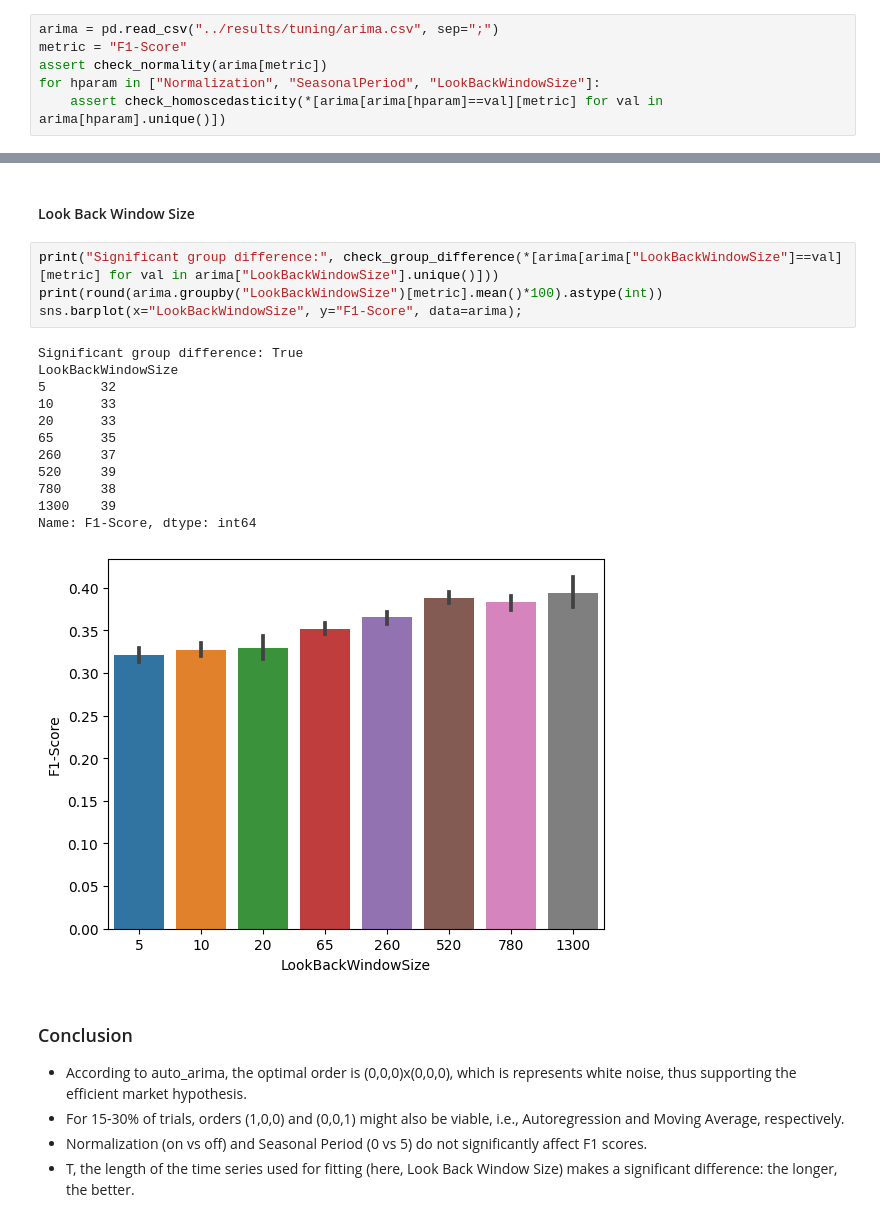
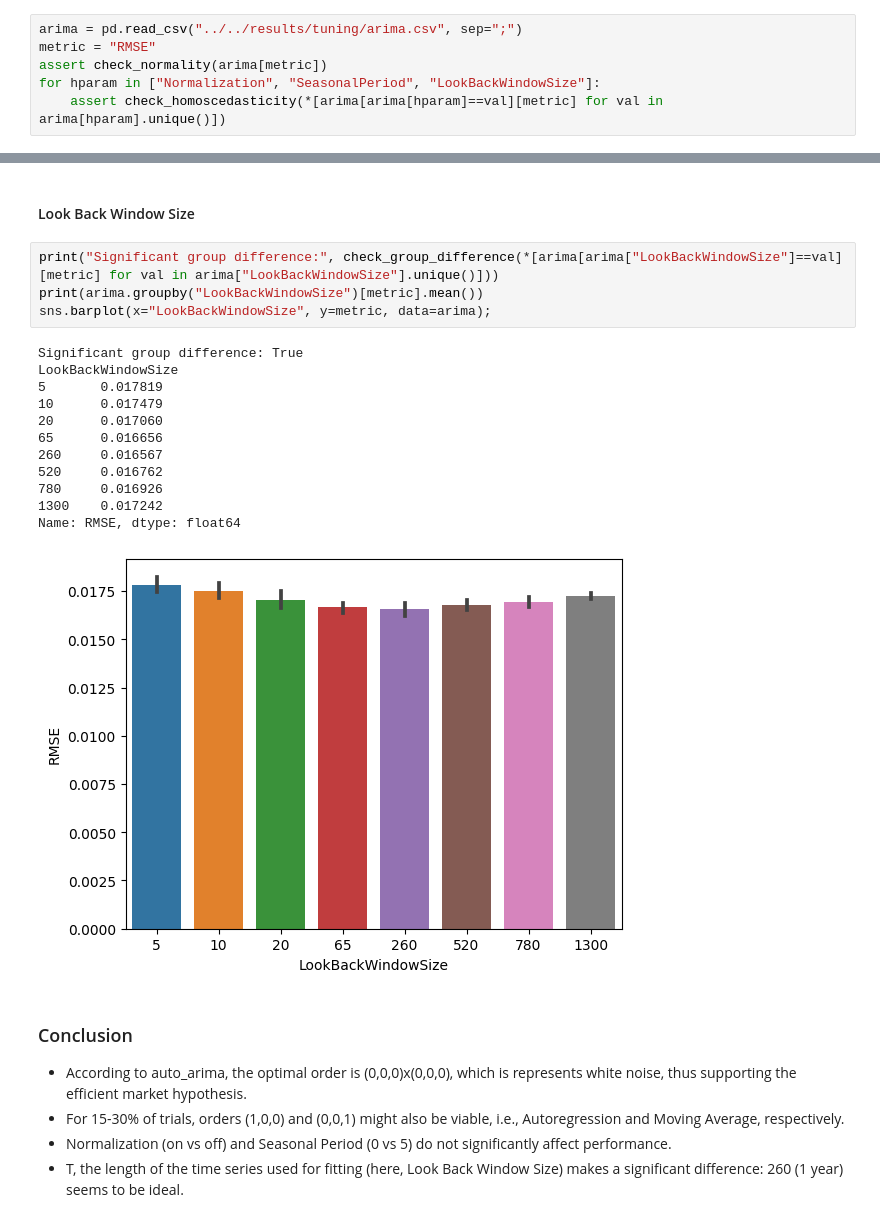
Before and after one commit to domreichl/trading-ml, a Jupyter notebook: notebooks/tuning/hypertuning_arima.ipynb, the cells around one changed output, grey strips where cells are left out. Drawn from its saved outputs; the diff is of its cells as text.

```diff
--- a/notebooks/tuning/hypertuning_arima.ipynb
+++ b/notebooks/tuning/hypertuning_arima.ipynb
@@ -43,8 +43,8 @@ Name: proportion, dtype: object
 # %% [markdown]
 ### Hyperparameters
 # %%
-arima = pd.read_csv("../results/tuning/arima.csv", sep=";")
-metric = "F1-Score"
+arima = pd.read_csv("../../results/tuning/arima.csv", sep=";")
+metric = "RMSE"
 assert check_normality(arima[metric])
 for hparam in ["Normalization", "SeasonalPeriod", "LookBackWindowSize"]:
     assert check_homoscedasticity(*[arima[arima[hparam]==val][metric] for val in arima[hparam].unique()])
@@ -78,24 +78,24 @@ Name: F1-Score, dtype: int64
 #### Look Back Window Size
 # %%
 print("Significant group difference:", check_group_difference(*[arima[arima["LookBackWindowSize"]==val][metric] for val in arima["LookBackWindowSize"].unique()]))
-print(round(arima.groupby("LookBackWindowSize")[metric].mean()*100).astype(int))
-sns.barplot(x="LookBackWindowSize", y="F1-Score", data=arima);
+print(arima.groupby("LookBackWindowSize")[metric].mean())
+sns.barplot(x="LookBackWindowSize", y=metric, data=arima);
 # %% [output]
 Significant group difference: True
 LookBackWindowSize
-5       32
-10      33
-20      33
-65      35
-260     37
-520     39
-780     38
-1300    39
-Name: F1-Score, dtype: int64
+5       0.017819
+10      0.017479
+20      0.017060
+65      0.016656
+260     0.016567
+520     0.016762
+780     0.016926
+1300    0.017242
+Name: RMSE, dtype: float64
-[figure, old version]
+[figure, new version]
 # %% [markdown]
 ### Conclusion
 - According to auto_arima, the optimal order is (0,0,0)x(0,0,0), which is represents white noise, thus supporting the efficient market hypothesis.
 - For 15-30% of trials, orders (1,0,0) and (0,0,1) might also be viable, i.e., Autoregression and Moving Average, respectively.
-- Normalization (on vs off) and Seasonal Period (0 vs 5) do not significantly affect F1 scores.
-- T, the length of the time series used for fitting (here, Look Back Window Size) makes a significant difference: the longer, the better.
+- Normalization (on vs off) and Seasonal Period (0 vs 5) do not significantly affect performance.
+- T, the length of the time series used for fitting (here, Look Back Window Size) makes a significant difference: 260 (1 year) seems to be ideal.
```
Also changed, not shown: parts of 3 cells of this notebook, 24 other files.
